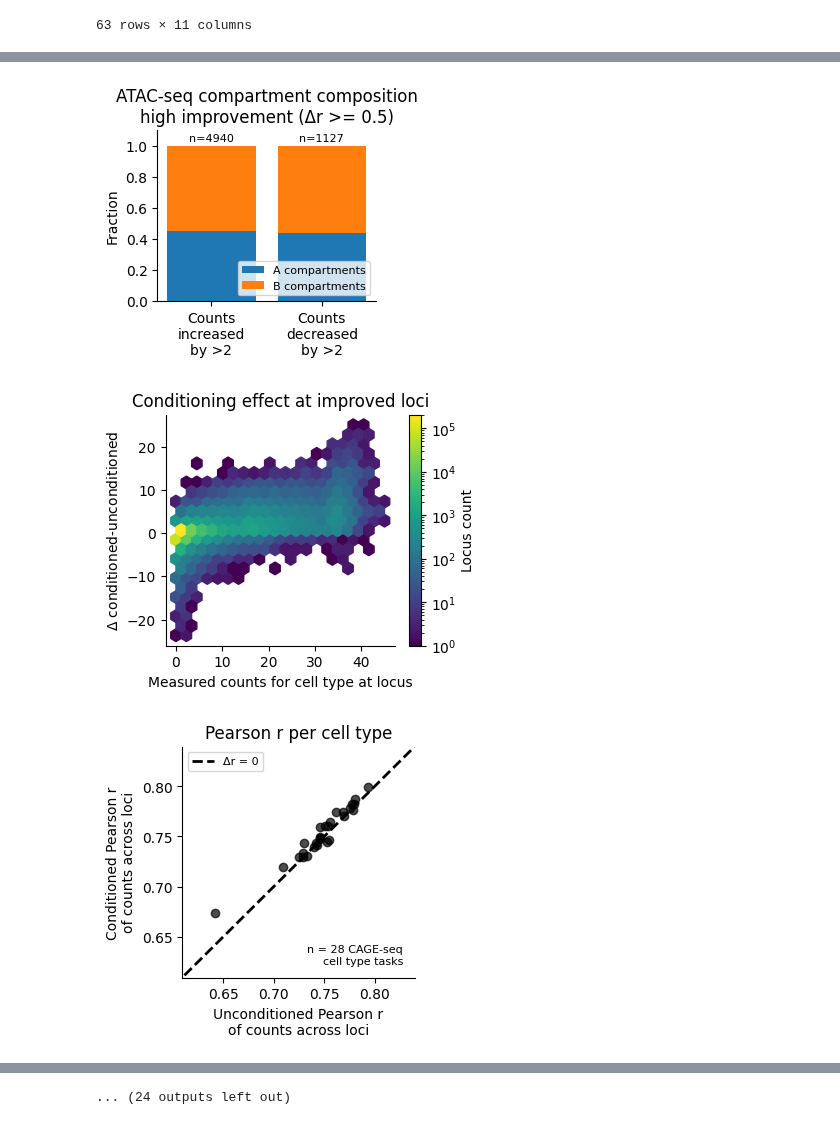
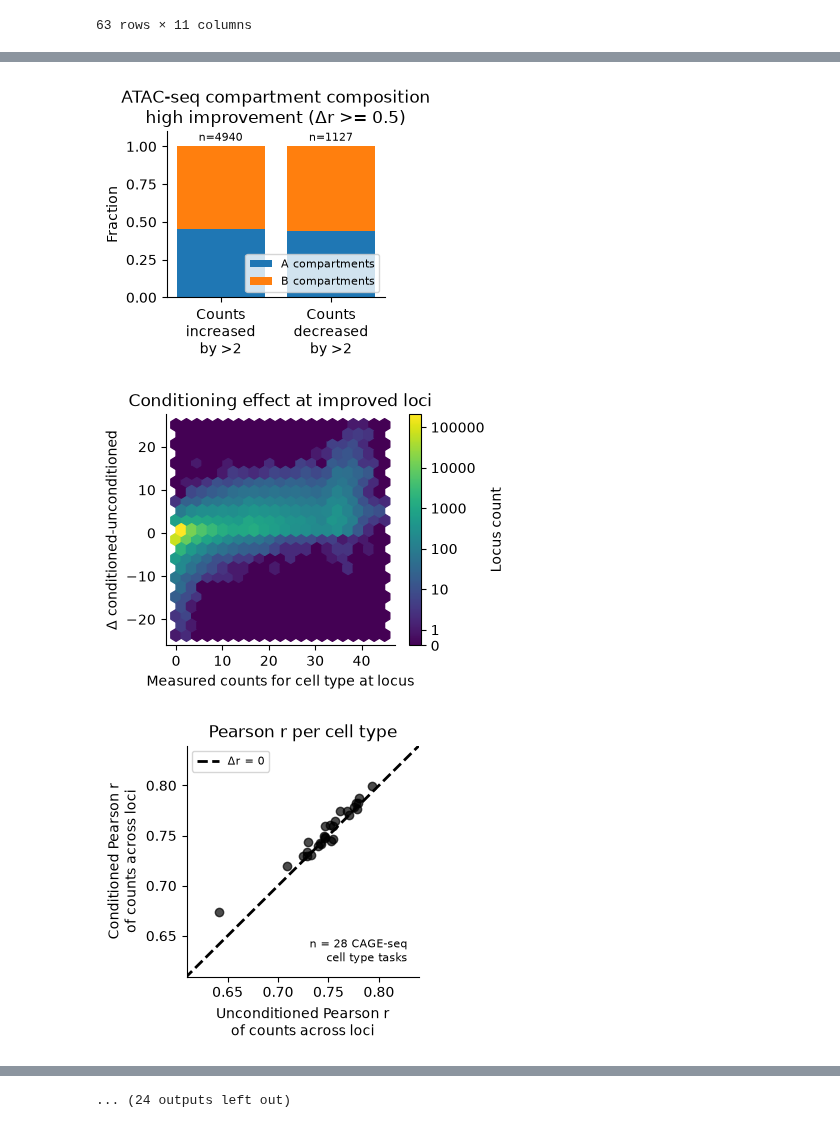
Before and after one commit to OberonDixon/methylseq-net-reproducibility, a Jupyter notebook: 5_figures/2_cell_types/cell_type_stats_optimized.ipynb, the cells around one changed output, grey strips where cells are left out. Drawn from its saved outputs; the diff is of its cells as text; code cells hidden in the pictures.

Commit message:
T2T-F2F adjustments: nicer color scale for hexbin plots and log2FC peak counts for UDN patient

```diff
--- a/5_figures/2_cell_types/cell_type_stats_optimized.ipynb
+++ b/5_figures/2_cell_types/cell_type_stats_optimized.ipynb
@@ -302,6 +285,7 @@ low_delta_threshold = 0.25
 axis_past_points = 0.05
 pearson_improvements_by_celltype = defaultdict(dict)
 pearson_delta_improvements_by_celltype = defaultdict(dict)
+save_pdfs = False
 for model_pair_idx, model_pair in enumerate(model_pairs):
     # Compare the two models
     for data_type in ['atac', 'cage']:
@@ -342,7 +326,8 @@ for model_pair_idx, model_pair in enumerate(model_pairs):
             fontsize=8,
             ha='right', va='bottom',
         )
-        fig.savefig(f"pdfs/{scatter_fig_type}{model_pair[0].split('/')[0]}_vs_{model_pair[1].split('/')[0]}_{data_type}_pearson_per_celltype.pdf", bbox_inches='tight')
+        if save_pdfs:
+            fig.savefig(f"pdfs/{scatter_fig_type}{model_pair[0].split('/')[0]}_vs_{model_pair[1].split('/')[0]}_{data_type}_pearson_per_celltype.pdf", bbox_inches='tight')
         # Supplementary table
         order = np.argsort(y - x)[::-1]
         supp_df = pd.DataFrame({
@@ -362,7 +347,8 @@ for model_pair_idx, model_pair in enumerate(model_pairs):
             rho, p = spearmanr(values, delta_pearson.cpu().numpy())
             ax.text(0.05, 0.95, f'ρ={rho:.2f}, p={p:.3f}', transform=ax.transAxes, va='top')
         fig_sc.tight_layout()
-        fig_sc.savefig(f"pdfs/supplement__correlation_scatter_{model_pair[0].split('/')[0]}_vs_{model_pair[1].split('/')[0]}_{data_type}_pearson_per_celltype.pdf", bbox_inches='tight')
+        if save_pdfs:
+            fig_sc.savefig(f"pdfs/supplement__correlation_scatter_{model_pair[0].split('/')[0]}_vs_{model_pair[1].split('/')[0]}_{data_type}_pearson_per_celltype.pdf", bbox_inches='tight')
 
         # Pearson delta by cell types plots
         fig, ax = plt.subplots(1, 1, figsize=(plot_size, plot_size))
@@ -398,7 +384,8 @@ for model_pair_idx, model_pair in enumerate(model_pairs):
             fontsize=8,
             ha='right', va='bottom',
         )
-        fig.savefig(f"pdfs/{scatter_fig_type}{model_pair[0].split('/')[0]}_vs_{model_pair[1].split('/')[0]}_{data_type}_pearson_delta_per_celltype.pdf", bbox_inches='tight')
+        if save_pdfs:
+            fig.savefig(f"pdfs/{scatter_fig_type}{model_pair[0].split('/')[0]}_vs_{model_pair[1].split('/')[0]}_{data_type}_pearson_delta_per_celltype.pdf", bbox_inches='tight')
         # Supplementary table
         order = np.argsort(delta_y - delta_x)[::-1]
         supp_df = pd.DataFrame({
@@ -419,7 +406,8 @@ for model_pair_idx, model_pair in enumerate(model_pairs):
             rho, p = spearmanr(values, delta_pearson_delta.cpu().numpy())
             ax.text(0.05, 0.95, f'ρ={rho:.2f}, p={p:.3f}', transform=ax.transAxes, va='top')
         fig_sc.tight_layout()
-        fig_sc.savefig(f"pdfs/supplement__correlation_scatter_{model_pair[0].split('/')[0]}_vs_{model_pair[1].split('/')[0]}_{data_type}_pearson_delta_per_celltype.pdf", bbox_inches='tight')
+        if save_pdfs:
+            fig_sc.savefig(f"pdfs/supplement__correlation_scatter_{model_pair[0].split('/')[0]}_vs_{model_pair[1].split('/')[0]}_{data_type}_pearson_delta_per_celltype.pdf", bbox_inches='tight')
 
         # Per locus correlation comparison
         fig, ax = plt.subplots(1, 1, figsize=(plot_size+cbar_extra, plot_size))
@@ -431,9 +419,15 @@ for model_pair_idx, model_pair in enumerate(model_pairs):
             x = locus_x,
             y = locus_y,
             gridsize=20,
-            bins='log',
+            # bins='log',
+            mincnt=0,                                   # keep empty cells in the collection
+        norm=SymLogNorm(linthresh=1, linscale=0.35, vmin=0),
         )
-        cb = plt.colorbar(hb, ax=ax)
+        cmax = int(hb.get_array().max())
+        ticks = [0, 1] + [10**k for k in range(1, int(np.log10(cmax)) + 1)]
+        cb = fig.colorbar(hb, ax=ax, ticks=ticks)
+        cb.ax.set_yticklabels([str(t) for t in ticks])
+        # cb = plt.colorbar(hb, ax=ax)
         cb.set_label('Locus count')
         for offset,color in zip([0,0.25,0.5],['black','orange','red']):
             label = f'Δr = {offset:.2f}' if offset > 0 else 'Δr = 0'
@@ -458,7 +452,8 @@ for model_pair_idx, model_pair in enumerate(model_pairs):
         ax.spines['top'].set_visible(False)
         ax.spines['right'].set_visible(False)
         ax.legend(loc='lower right',fontsize=8)
-        fig.savefig(f"pdfs/{scatter_fig_type}{model_pair[0].split('/')[0]}_vs_{model_pair[1].split('/')[0]}_{data_type}_pearson_per_locus.pdf", bbox_inches='tight')
+        if save_pdfs:
+            fig.savefig(f"pdfs/{scatter_fig_type}{model_pair[0].split('/')[0]}_vs_{model_pair[1].split('/')[0]}_{data_type}_pearson_per_locus.pdf", bbox_inches='tight')
 
         targets_high_count = high_count_targets[model_pair[0]][data_type]
         predictions_conditioned = high_count_predictions[model_pair[0]][data_type]
@@ -499,7 +494,8 @@ for model_pair_idx, model_pair in enumerate(model_pairs):
         ax_bar.set_ylabel("Number of loci")
         ax_bar.set_title(f'Locus count by Δr threshold - {data_type.upper()}-seq')
         ax_bar.set_yscale('log')
-        fig_bar.savefig(f"pdfs/supplement__delta_thresholds_{model_pair[0].split('/')[0]}_vs_{model_pair[1].split('/')[0]}_{data_type}_pearson_per_locus.pdf", bbox_inches='tight')
+        if save_pdfs:
+            fig_bar.savefig(f"pdfs/supplement__delta_thresholds_{model_pair[0].split('/')[0]}_vs_{model_pair[1].split('/')[0]}_{data_type}_pearson_per_locus.pdf", bbox_inches='tight')
 
         dataset_path_for_mappings = atlas_folder / model_pair[0] / "predictions.h5"
         dataset_for_mappings = BaseHDF5Dataset(dataset_path_for_mappings, datasets={'tracks','predictions'}, return_specifiers=True)
@@ -562,7 +558,8 @@ for model_pair_idx, model_pair in enumerate(model_pairs):
             ax_dir.text(i, 1.02, f'n={n}', ha='center', va='bottom', fontsize=8)
         ax_dir.set_ylim(0, 1.1)
         fig_dir.tight_layout()
-        fig_dir.savefig(f"pdfs/supplement__compartment_composition_{model_pair[0].split('/')[0]}_vs_{model_pair[1].split('/')[0]}_{data_type}_high_improvement.pdf", bbox_inches='tight')
+        if save_pdfs:
+            fig_dir.savefig(f"pdfs/supplement__compartment_composition_{model_pair[0].split('/')[0]}_vs_{model_pair[1].split('/')[0]}_{data_type}_high_improvement.pdf", bbox_inches='tight')
         fig_dir.show()
 
         targets_high_improvement = targets_high_count[:,high_improvement_mask].flatten()
@@ -578,16 +575,23 @@ for model_pair_idx, model_pair in enumerate(model_pairs):
             targets_high_improvement,
             predictions_high_improvement_conditioned - predictions_high_improvement_unconditioned,
             gridsize=20,
-            bins='log',
+            # bins='log',
+            mincnt=0,                                   # keep empty cells in the collection
+            norm=SymLogNorm(linthresh=1, linscale=0.35, vmin=0),
         )
-        cb = plt.colorbar(hb, ax=ax)
+        # cb = plt.colorbar(hb, ax=ax)
+        cmax = int(hb.get_array().max())
+        ticks = [0, 1] + [10**k for k in range(1, int(np.log10(cmax)) + 1)]
+        cb = fig.colorbar(hb, ax=ax, ticks=ticks)
+        cb.ax.set_yticklabels([str(t) for t in ticks])
         cb.set_label('Locus count')
         ax.set_xlabel("Measured counts for cell type at locus")
         ax.set_ylabel(r"$\Delta$ conditioned-unconditioned")
         ax.set_title(r"Conditioning effect at improved loci")
         ax.spines['top'].set_visible(False)
         ax.spines['right'].set_visible(False)
-        fig.savefig(f"pdfs/{scatter_fig_type}{model_pair[0].split('/')[0]}_vs_{model_pair[1].split('/')[0]}_{data_type}_conditioning_effect_at_improved_loci.pdf", bbox_inches='tight')
+        if save_pdfs:
+            fig.savefig(f"pdfs/{scatter_fig_type}{model_pair[0].split('/')[0]}_vs_{model_pair[1].split('/')[0]}_{data_type}_conditioning_effect_at_improved_loci.pdf", bbox_inches='tight')
 
 
 
@@ -619,5 +623,6 @@ for data_type in ['atac', 'cage']:
         ax.set_title(f"{label} - {data_type.upper()}-seq")
         ax.spines['top'].set_visible(False)
         ax.spines['right'].set_visible(False)
-        fig.savefig(f"pdfs/supplement__pretrained_vs_scratch_{data_type}_pearson_{delta_type}per_celltype.pdf", bbox_inches='tight')
+        if save_pdfs:
+            fig.savefig(f"pdfs/supplement__pretrained_vs_scratch_{data_type}_pearson_{delta_type}per_celltype.pdf", bbox_inches='tight')
 # %% [output]
@@ -630,3 +635,3 @@ for data_type in ['atac', 'cage']:
-[figure, old version]
+[figure, new version]
-[figure, old version]
+[figure, new version]
-[figure, old version]
+[figure, new version]
```
Also changed, not shown: parts of 3 cells of this notebook, 33 other files.
